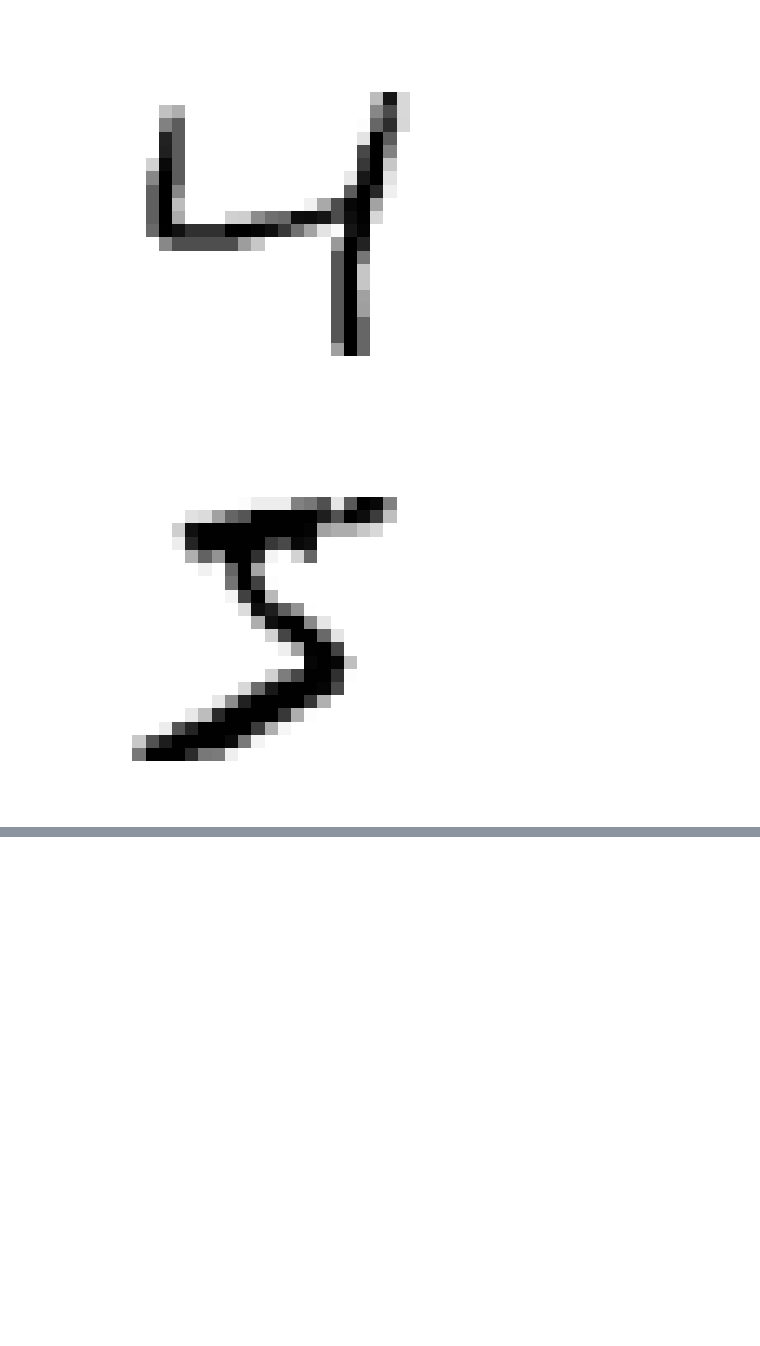
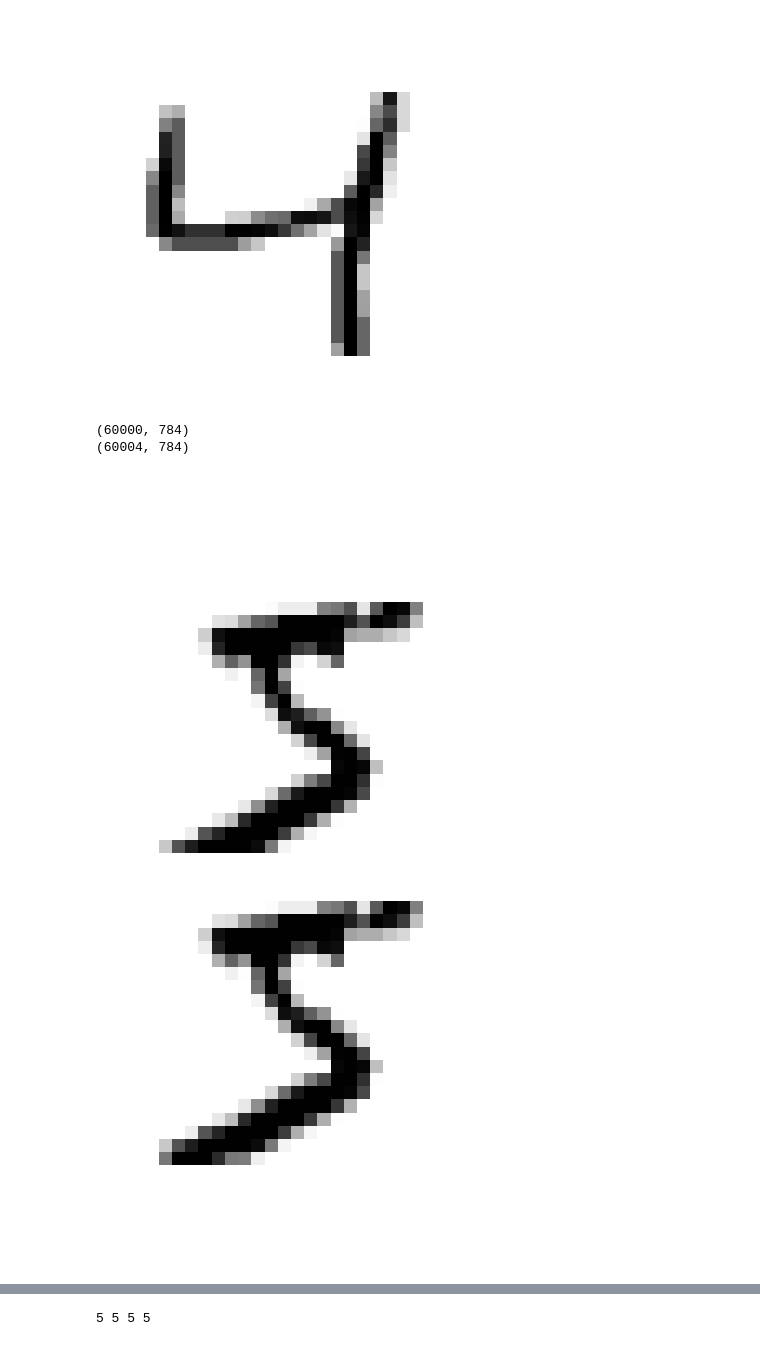
Before and after one commit to MiquelMarinoEspinosa/handson-ml3, a Jupyter notebook: 03_exercises.ipynb, the cells around one changed output, grey strips where cells are left out. Cells and saved outputs as stored; diff of their text form; code cells hidden in the pictures; blank space fills up the shorter version.

Commit message:
exercise 2 chapter 3 first image augmented and added to the train set

```diff
--- a/03_exercises.ipynb
+++ b/03_exercises.ipynb
@@ -862,3 +862,6 @@ y_predict = best_kneighbors_estimator.predict(X_test)
 accuracy_score(y_test, y_predict)
 # %% [output]
 0.9714
+# %%
+best_kneighbors_estimator = KNeighborsClassifier(n_neighbors=4, weights='distance')
+best_kneighbors_estimator.fit(X_train_scaled, y_train)
@@ -898,11 +907,44 @@ show_image(X_train[2])
 [figure]
 [figure]
 [figure]
-# %%
-from scipy.ndimage import shift
-
-def data_augmentation(image):
-
-show_image(shift(X_train[0].reshape(28,28), [0, -2], cval=0))
-# %% [output]
-[figure, removed]
+# %%
+from scipy.ndimage import shift
+import numpy as np
+
+X_train_augmented = X_train.copy()
+y_train_augmented = y_train.copy()
+
+def augment_image(image, X_train, shift_direction):
+    image_augmented = shift(image.reshape(28,28), shift_direction, cval=0)
+    image_augmented_reshaped = image_augmented.reshape(784)
+    X_train = np.vstack((X_train, image_augmented_reshaped))
+    return X_train
+
+
+print(X_train_augmented.shape)
+# for index in range(0, 60000):
+for index in range(0, 1):
+    X_train_augmented = augment_image(X_train_augmented[index], X_train_augmented, [0, -4])
+    X_train_augmented = augment_image(X_train_augmented[index], X_train_augmented, [0, 4])
+    X_train_augmented = augment_image(X_train_augmented[index], X_train_augmented, [-4, 0])
+    X_train_augmented = augment_image(X_train_augmented[index], X_train_augmented, [4, 0])
+    y_train_augmented = np.append(y_train_copy, np.full((4), y_train[index]))
+
+print(X_train_augmented.shape)
+
+show_image(X_train_augmented[60003])
+show_image(X_train_augmented[60002])
+show_image(X_train_augmented[60001])
+show_image(X_train_augmented[60000])
+
+print(
+    y_train_augmented[60003],
+    y_train_augmented[60002],
+    y_train_augmented[60001],
+    y_train_augmented[60000]
+)
+# %% [output]
+(60000, 784)
+(60004, 784)
+[figure, added]
+[figure, added]
@@ -908,0 +953 @@ show_image(shift(X_train[0].reshape(28,28), [0, -2], cval=0))
+5 5 5 5
```
Also changed, not shown: parts of 8 cells of this notebook.
